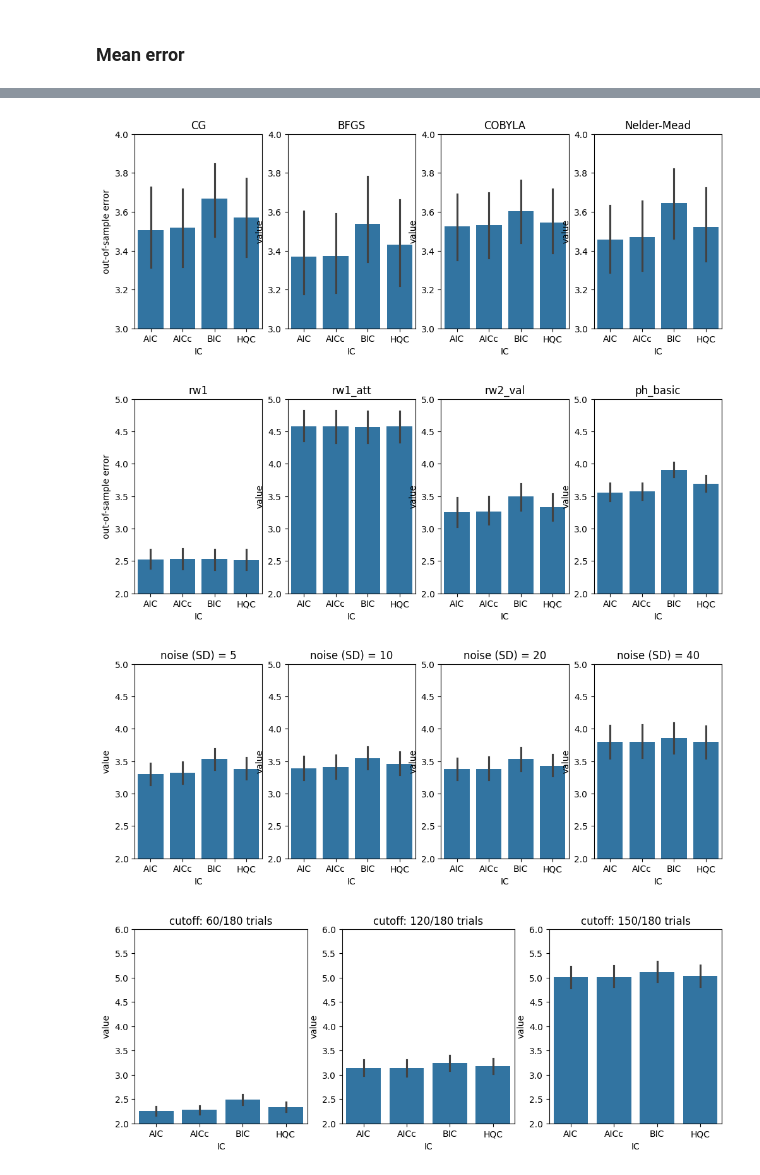
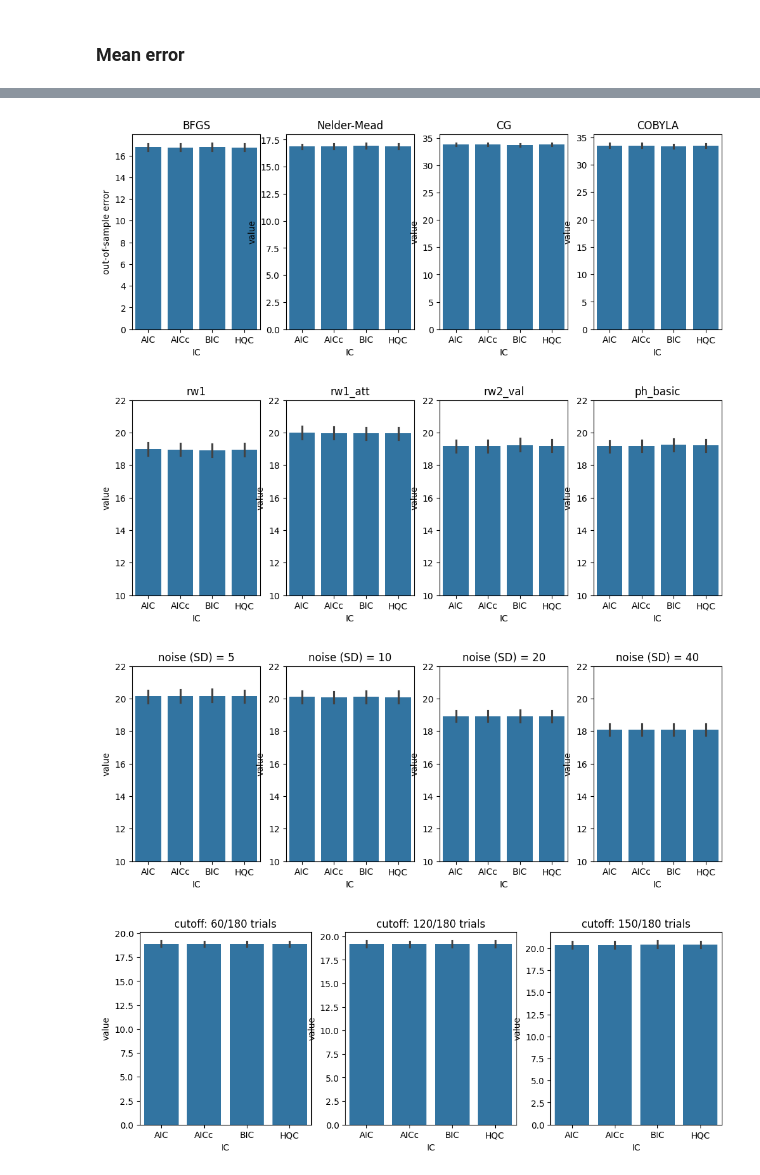
Before and after one commit to ozika/model-comparison-sims, a Jupyter notebook: analyze_fits.ipynb, the cells around one changed output, grey strips where cells are left out. Cells and saved outputs as stored; diff of their text form; code cells hidden in the pictures.

```diff
--- a/analyze_fits.ipynb
+++ b/analyze_fits.ipynb
@@ -16,7 +16,7 @@ from models_and_funcs import *
 ics = ["AIC", "AICc", "BIC", "HQC"]
 # %%
 # data acrosss four models
-dp = os.path.join(rf, "data", "four_models_C")
+dp = os.path.join(rf, "data", "four_models_D")
 data = pd.DataFrame()
 for f in os.listdir(dp):
     data = pd.concat([data, pd.read_csv(os.path.join(dp, f))])
@@ -159,42 +159,42 @@ for aidx, a in enumerate(data["algo"].unique()):
     sns.barplot(data =df.loc[df["algo"].isin([a]),:], x="IC", y="value", ax=ax[aidx])
     ax[aidx].set_title(a)
     ax[0].set_ylabel("out-of-sample error")
-    ax[aidx].set_ylim([3,4])
+    ax[aidx].set_ylim([15,40])
     #data.loc[data["algo"].isin([a])].filter(regex='^correct_').mean().plot.bar(ylim=[0,1], title=a)
     #print(data.loc[data["algo"].isin([a])].filter(regex='^correct_').mean())
 # %% [output]
-[figure, old version]
+[figure, new version]
 # %%
 f, ax = plt.subplots(1,4,figsize=(12,4))
 for aidx, a in enumerate(data["true_model"].unique()):
     sns.barplot(data =df.loc[df["true_model"].isin([a]),:], x="IC", y="value", ax=ax[aidx])
     ax[aidx].set_title(a)
-    ax[0].set_ylabel("out-of-sample error")
-    ax[aidx].set_ylim([2,5])
+    #ax[0].set_ylabel("out-of-sample error")
+    ax[aidx].set_ylim([10,22])
     #data.loc[data["algo"].isin([a])].filter(regex='^correct_').mean().plot.bar(ylim=[0,1], title=a)
     #print(data.loc[data["algo"].isin([a])].filter(regex='^correct_').mean())
 # %% [output]
-[figure, old version]
+[figure, new version]
 # %%
 f, ax = plt.subplots(1,4,figsize=(12,4))
 for aidx, a in enumerate([5,10,20,40]):
     sns.barplot(data =df.loc[df["noise"].isin([a]),:], x="IC", y="value", ax=ax[aidx])
     ax[aidx].set_title("noise (SD) = "+str(a))
-    ax[aidx].set_ylim([2,5])
+    ax[aidx].set_ylim([10,22])
     #data.loc[data["algo"].isin([a])].filter(regex='^correct_').mean().plot.bar(ylim=[0,1], title=a)
     #print(data.loc[data["algo"].isin([a])].filter(regex='^correct_').mean())
 # %% [output]
-[figure, old version]
+[figure, new version]
 # %%
 f, ax = plt.subplots(1,3,figsize=(12,4))
 for aidx, a in enumerate([60, 120, 150]):
     sns.barplot(data =df.loc[df["cutoff"].isin([a]),:], x="IC", y="value", ax=ax[aidx])
     ax[aidx].set_title("cutoff: "+str(a)+"/180 trials")
-    ax[aidx].set_ylim([2,6])
+    #ax[aidx].set_ylim([2,6])
     #data.loc[data["algo"].isin([a])].filter(regex='^correct_').mean().plot.bar(ylim=[0,1], title=a)
     #print(data.loc[data["algo"].isin([a])].filter(regex='^correct_').mean())
 # %% [output]
-[figure, old version]
+[figure, new version]
 # %%
 f, ax = plt.subplots(1,4,figsize=(14,4))
 for aidx, a in enumerate(data["noise"].unique()):
```
Also changed, not shown: parts of 17 cells of this notebook, 3 other files.
